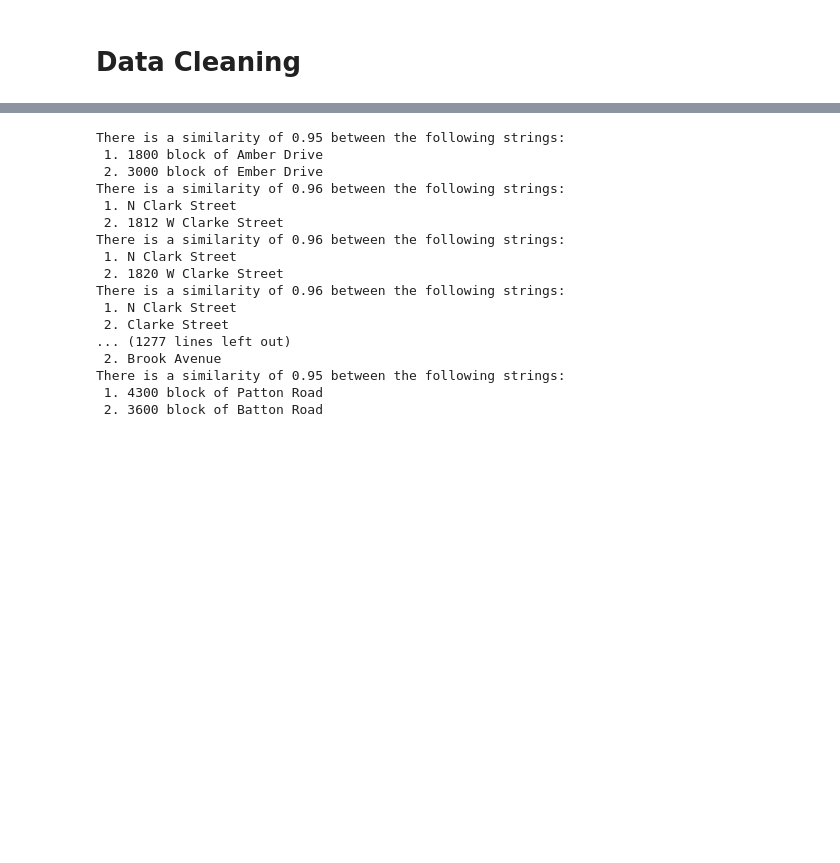
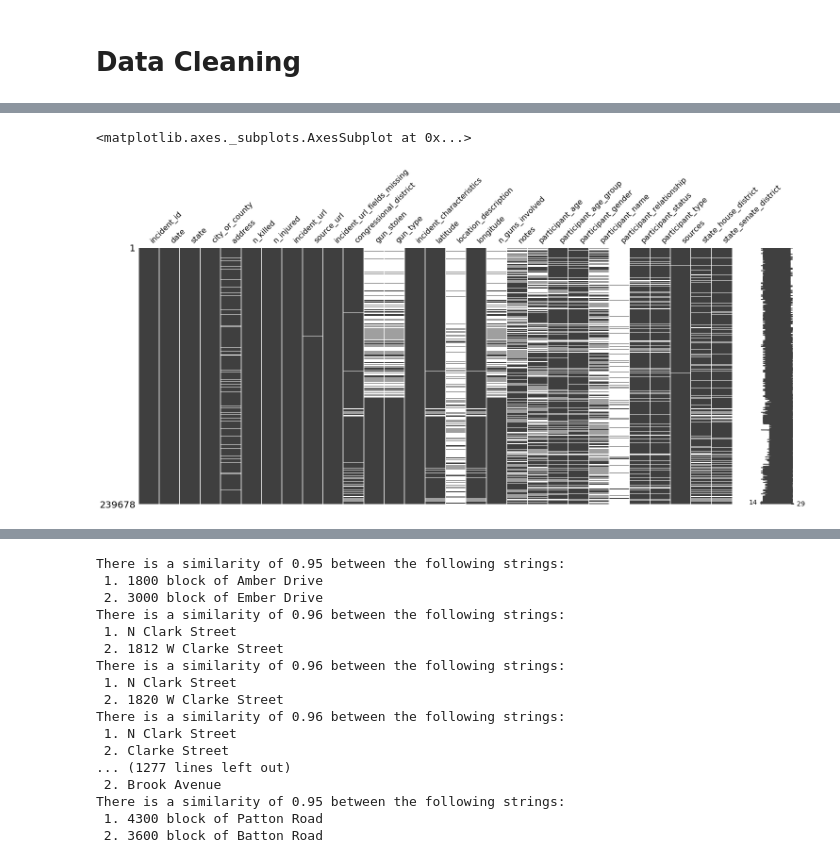
Before and after one commit to mideaconu/gun-violence, a Jupyter notebook: gun-violence.ipynb, the cells around one changed output, grey strips where cells are left out. Saved outputs shown, nothing was run; the diff lists cells and outputs as text; code cells hidden in the pictures; blank space fills up the shorter version.

Commit message:
Entended data exploration

```diff
--- a/gun-violence.ipynb
+++ b/gun-violence.ipynb
@@ -64,0 +98,6 @@ de.missing_values_table(data)
+# %%
+%matplotlib inline
+msno.matrix(data)
+# %% [output]
+<matplotlib.axes._subplots.AxesSubplot at 0x...>
+[figure, added]
```
Also changed, not shown: parts of 33 cells of this notebook.
